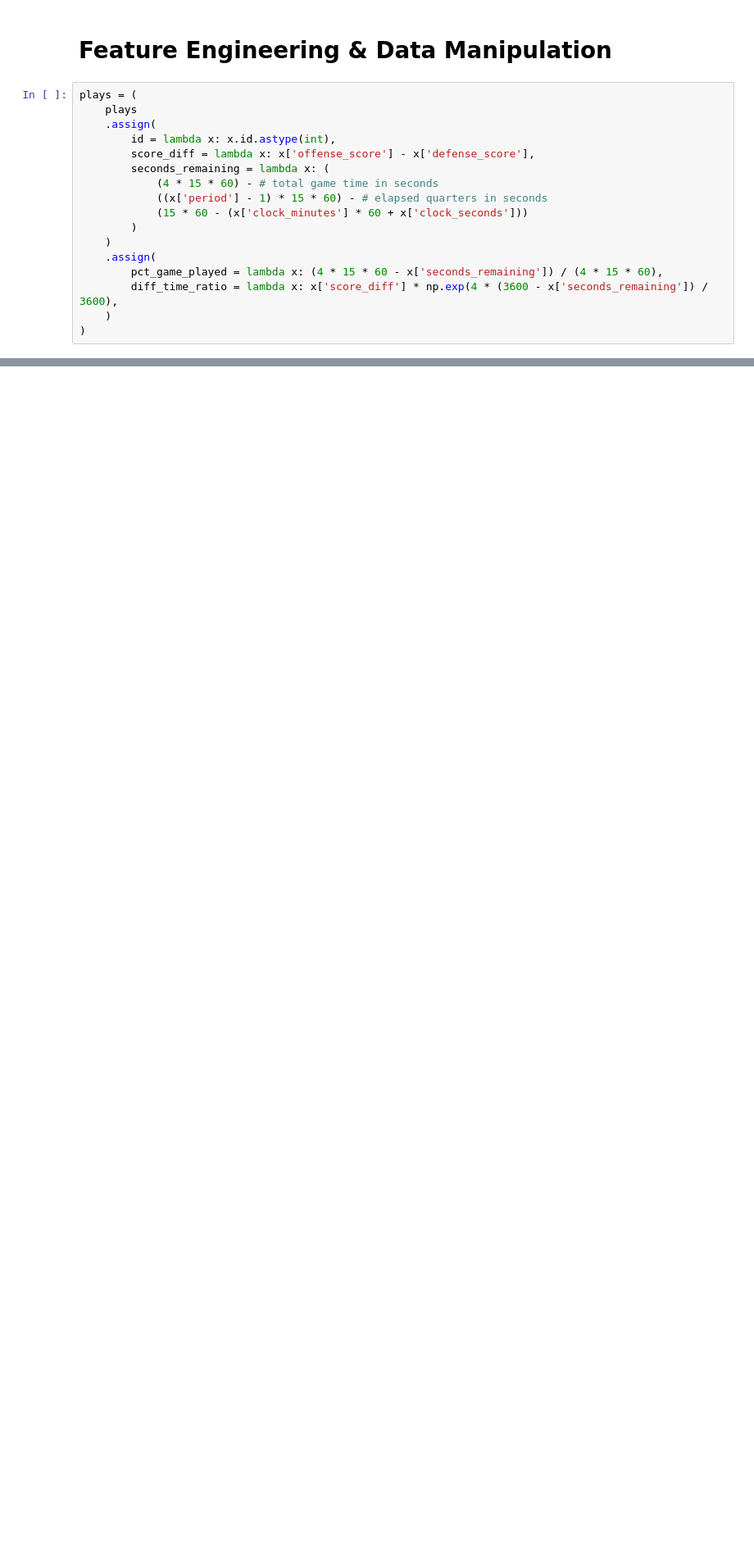
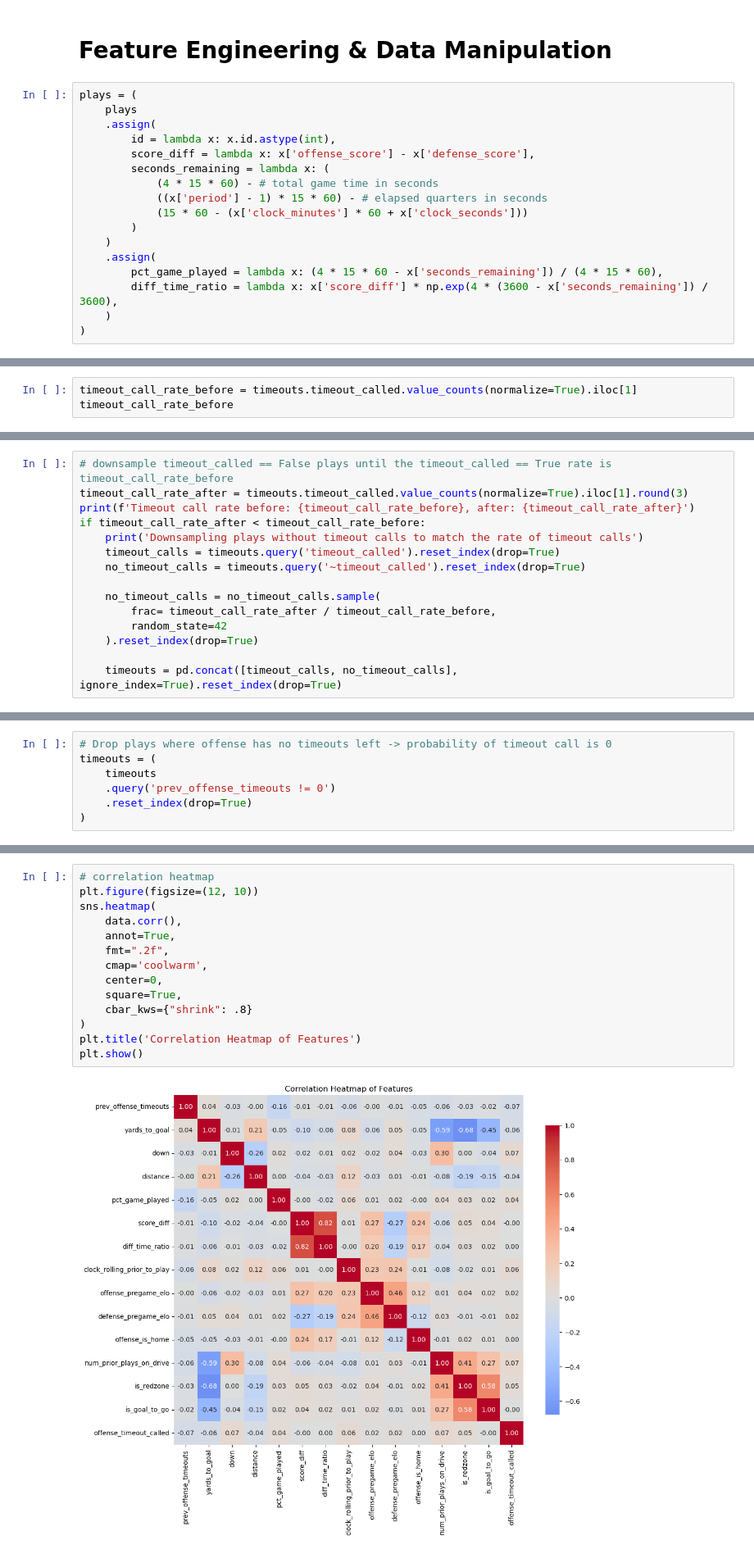
Before and after one commit to lneuendorf/cfb-win-probability, a Jupyter notebook: notebooks/timeouts.ipynb, the cells around one changed output, grey strips where cells are left out. Shown at 82% size. Cells and saved outputs as stored; diff of their text form; blank space fills up the shorter version.

Commit message:
finished offensive and defensive timeout models

```diff
--- a/notebooks/timeouts.ipynb
+++ b/notebooks/timeouts.ipynb
@@ -414,0 +361,3 @@ timeouts.query('timeout_called').shape
+# %%
+timeout_call_rate_before = timeouts.timeout_called.value_counts(normalize=True).iloc[1]
+timeout_call_rate_before
@@ -414,0 +376,15 @@ timeouts.query('timeout_called').shape
+# %%
+# downsample timeout_called == False plays until the timeout_called == True rate is timeout_call_rate_before
+timeout_call_rate_after = timeouts.timeout_called.value_counts(normalize=True).iloc[1].round(3)
+print(f'Timeout call rate before: {timeout_call_rate_before}, after: {timeout_call_rate_after}')
+if timeout_call_rate_after < timeout_call_rate_before:
+    print('Downsampling plays without timeout calls to match the rate of timeout calls')
+    timeout_calls = timeouts.query('timeout_called').reset_index(drop=True)
+    no_timeout_calls = timeouts.query('~timeout_called').reset_index(drop=True)
+
+    no_timeout_calls = no_timeout_calls.sample(
+        frac= timeout_call_rate_after / timeout_call_rate_before,
+        random_state=42
+    ).reset_index(drop=True)
+
+    timeouts = pd.concat([timeout_calls, no_timeout_calls], ignore_index=True).reset_index(drop=True)
@@ -414,0 +482,7 @@ timeouts.query('timeout_called').shape
+# %%
+# Drop plays where offense has no timeouts left -> probability of timeout call is 0
+timeouts = (
+    timeouts
+    .query('prev_offense_timeouts != 0')
+    .reset_index(drop=True)
+)
@@ -414,0 +530,16 @@ timeouts.query('timeout_called').shape
+# %%
+# correlation heatmap
+plt.figure(figsize=(12, 10))
+sns.heatmap(
+    data.corr(),
+    annot=True,
+    fmt=".2f",
+    cmap='coolwarm',
+    center=0,
+    square=True,
+    cbar_kws={"shrink": .8}
+)
+plt.title('Correlation Heatmap of Features')
+plt.show()
+# %% [output]
+[figure, added]
```
Also changed, not shown: parts of 39 cells of this notebook, 2 other files.
